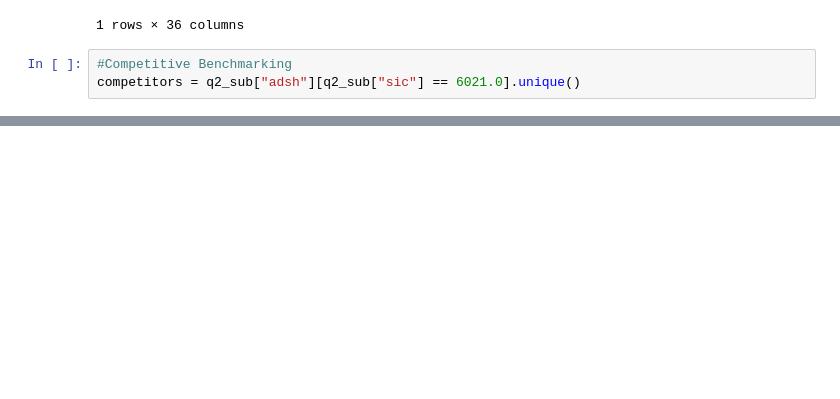
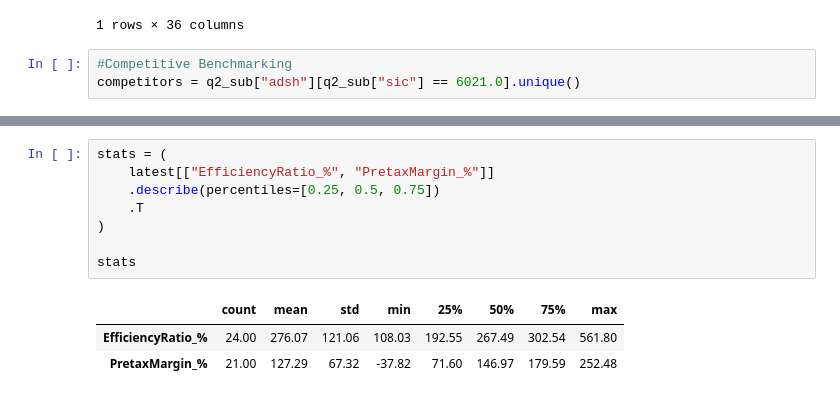
Before and after one commit to bernkyal/secfinancereport, a Jupyter notebook: ApiProject.ipynb, the cells around one changed output, grey strips where cells are left out. Saved outputs shown, nothing was run; the diff lists cells and outputs as text; blank space fills up the shorter version.

```diff
--- a/ApiProject.ipynb
+++ b/ApiProject.ipynb
@@ -84,0 +266,12 @@ gross_rev.head
+# %%
+stats = (
+    latest[["EfficiencyRatio_%", "PretaxMargin_%"]]
+    .describe(percentiles=[0.25, 0.5, 0.75])
+    .T
+)
+
+stats
+# %% [output]
+|  | count | mean | std | min | 25% | 50% | 75% | max |
+| EfficiencyRatio_% | 24.00 | 276.07 | 121.06 | 108.03 | 192.55 | 267.49 | 302.54 | 561.80 |
+| PretaxMargin_% | 21.00 | 127.29 | 67.32 | -37.82 | 71.60 | 146.97 | 179.59 | 252.48 |
```
Also changed, not shown: parts of 22 cells of this notebook.
